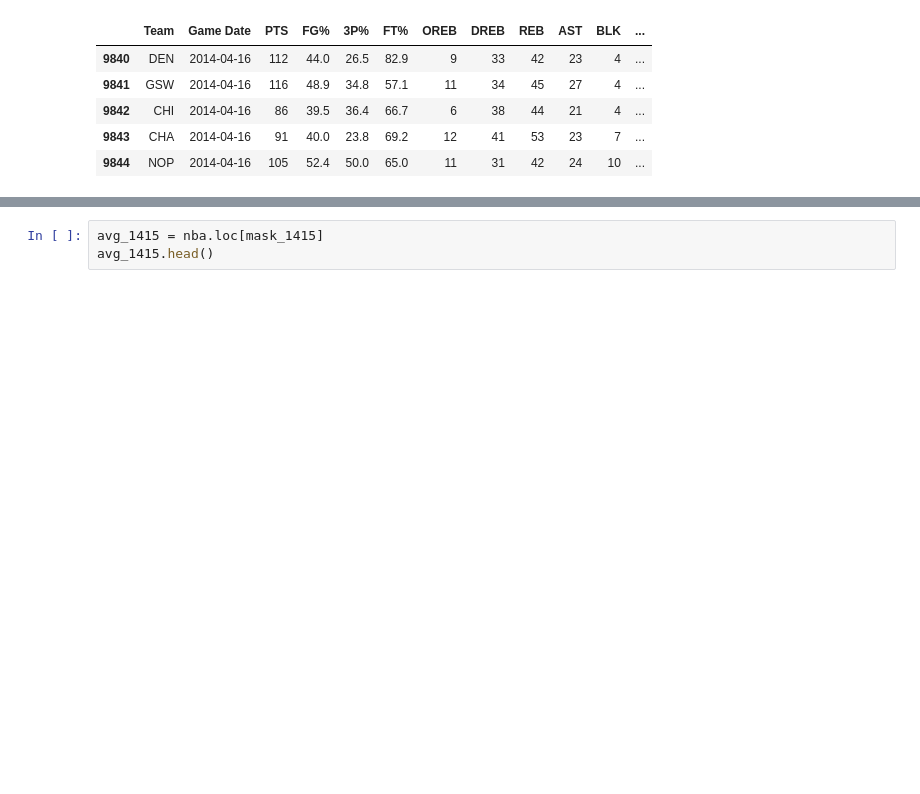
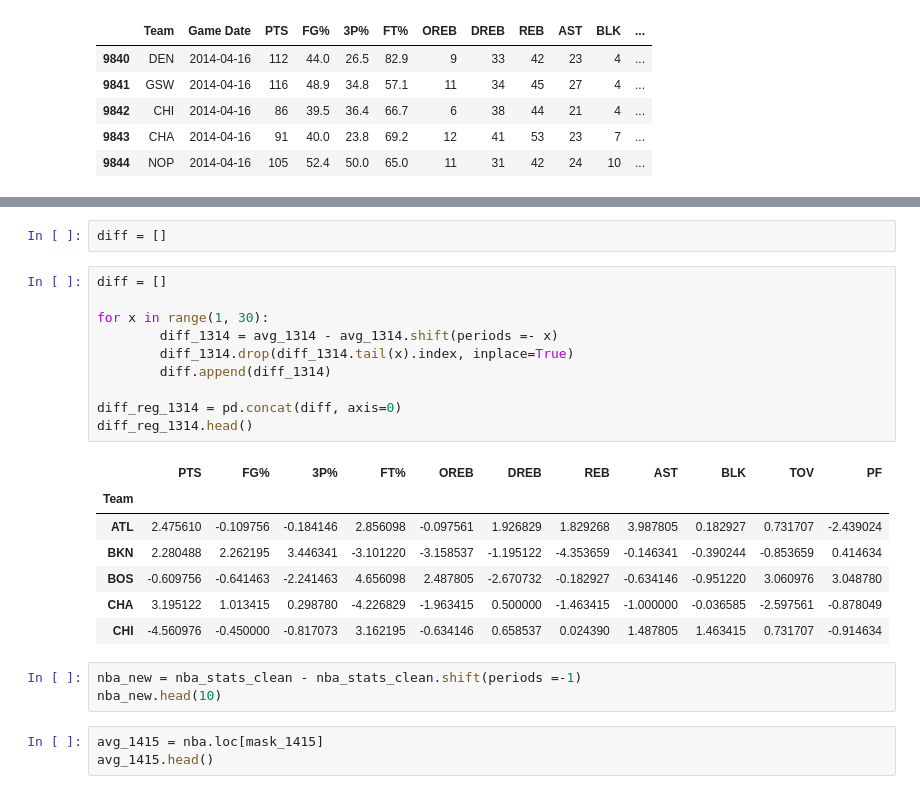
Before and after one commit to rwjenks/Final, a Jupyter notebook: Tim_Files/NBA_Season_Averages.ipynb, the cells around one changed output, grey strips where cells are left out. Drawn from its saved outputs; the diff is of its cells as text; blank space fills up the shorter version.

```diff
--- a/Tim_Files/NBA_Season_Averages.ipynb
+++ b/Tim_Files/NBA_Season_Averages.ipynb
@@ -91,3 +100,26 @@ avg_1314.head()
+# %%
+diff = []
+# %%
+diff = []
+
+for x in range(1, 30):
+        diff_1314 = avg_1314 - avg_1314.shift(periods =- x)
+        diff_1314.drop(diff_1314.tail(x).index, inplace=True)
+        diff.append(diff_1314)
+
+diff_reg_1314 = pd.concat(diff, axis=0)
+diff_reg_1314.head()
+# %% [output]
+|  | PTS | FG% | 3P% | FT% | OREB | DREB | REB | AST | BLK | TOV | PF |
+| Team |  |  |  |  |  |  |  |  |  |  |  |
+| ATL | 2.475610 | -0.109756 | -0.184146 | 2.856098 | -0.097561 | 1.926829 | 1.829268 | 3.987805 | 0.182927 | 0.731707 | -2.439024 |
+| BKN | 2.280488 | 2.262195 | 3.446341 | -3.101220 | -3.158537 | -1.195122 | -4.353659 | -0.146341 | -0.390244 | -0.853659 | 0.414634 |
+| BOS | -0.609756 | -0.641463 | -2.241463 | 4.656098 | 2.487805 | -2.670732 | -0.182927 | -0.634146 | -0.951220 | 3.060976 | 3.048780 |
+| CHA | 3.195122 | 1.013415 | 0.298780 | -4.226829 | -1.963415 | 0.500000 | -1.463415 | -1.000000 | -0.036585 | -2.597561 | -0.878049 |
+| CHI | -4.560976 | -0.450000 | -0.817073 | 3.162195 | -0.634146 | 0.658537 | 0.024390 | 1.487805 | 1.463415 | 0.731707 | -0.914634 |
+# %%
+nba_new = nba_stats_clean - nba_stats_clean.shift(periods =-1)
+nba_new.head(10)
 # %%
 avg_1415 = nba.loc[mask_1415]
 avg_1415.head()
```
Also changed, not shown: parts of 1 cell of this notebook.
